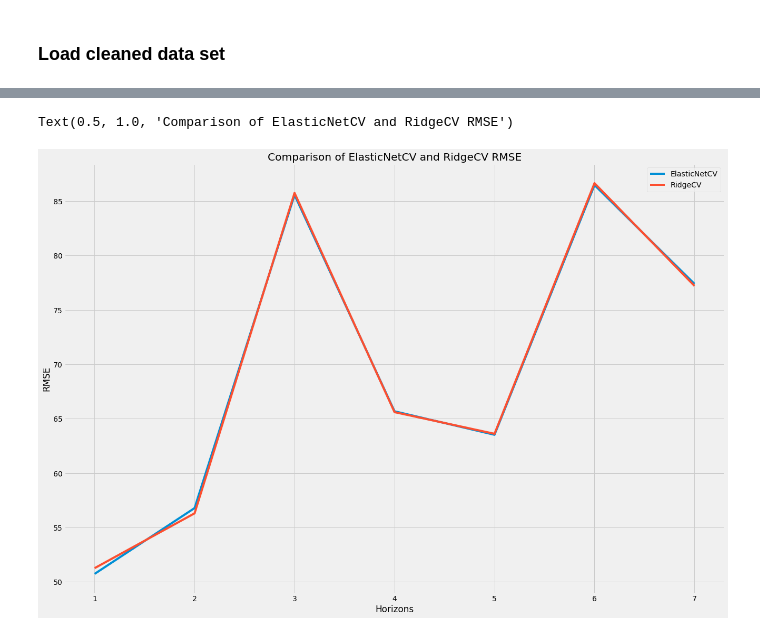
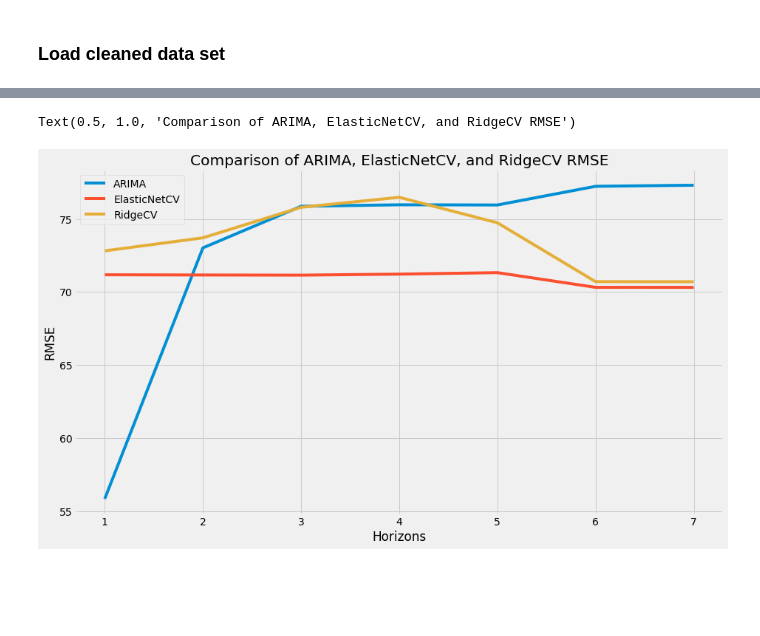
Before and after one commit to kevinlimk/BeijingPM2.5, a Jupyter notebook: 04_machinelearning.ipynb, the cells around one changed output, grey strips where cells are left out. Drawn from its saved outputs; the diff is of its cells as text; code cells hidden in the pictures; blank space fills up the shorter version.

Commit message:
increase from weekly to daily forecast

```diff
--- a/04_machinelearning.ipynb
+++ b/04_machinelearning.ipynb
@@ -108,7 +108,7 @@ def fit_ML(model, df, timestamps, target_col, date_target_col, date_origin_col,
 
     results = []
 
-    for timestamp in timestamps[:-1]:
+    for timestamp in timestamps[:-days]:
 
         X_train, X_test, y_train, y_test, dates = split_train_test(df=df, target_col=target_col, date_target_col=date_target_col, date_origin_col=date_origin_col, split_date=timestamp.strftime('%Y-%m-%d'), days=days)
 
@@ -156,5 +156,5 @@ def calculate_rmse_by_horizon(df, col_horizon, ytest, ypred):
 
     return df_rmse
 # %%
-RidgeCV_results = fit_ML(model=linear_model.RidgeCV(), df=df, timestamps=timestamps, target_col='target', date_target_col='date_target', date_origin_col='date_origin', start_date=FORECAST_START, days=7, drop_cols=['horizon', 'date_origin', 'date_target'])
+RidgeCV_results = fit_ML(model=linear_model.RidgeCV(), df=df, timestamps=timestamps, target_col='target', date_target_col='date_target', date_origin_col='date_origin', start_date=FORECAST_START, days=7, drop_cols=['horizon', 'date_origin', 'date_target', 'stl_lag_14', 'arima_lag_14', 'pred_stl', 'pred_arima'])
 # %% [output]
@@ -163,3 +163,3 @@ RidgeCV_results = fit_ML(model=linear_model.RidgeCV(), df=df, timestamps=timesta
 # %%
-ElasticNetCV_results = fit_ML(model=linear_model.ElasticNetCV(), df=df, timestamps=timestamps, target_col='target', date_target_col='date_target', date_origin_col='date_origin', start_date=FORECAST_START, days=7, drop_cols=['horizon', 'date_origin', 'date_target'])
+ElasticNetCV_results = fit_ML(model=linear_model.ElasticNetCV(), df=df, timestamps=timestamps, target_col='target', date_target_col='date_target', date_origin_col='date_origin', start_date=FORECAST_START, days=7, drop_cols=['horizon', 'date_origin', 'date_target', 'stl_lag_14', 'arima_lag_14', 'pred_stl', 'pred_arima'])
 # %% [output]
@@ -219,11 +206,14 @@ df_rmse
+# %%
+df_arima_rmse = calculate_rmse_by_horizon(df=df[~df.pred_arima.isnull()], col_horizon="horizon", ytest="target", ypred="pred_arima")
 # %%
-plt.figure()
-plt.plot(df_rmse.horizon, df_rmse.rmse_x)
-plt.plot(df_rmse.horizon, df_rmse.rmse_y)
-plt.legend(['ElasticNetCV', 'RidgeCV'])
+plt.figure(figsize=(14,8))
+plt.plot(df_arima_rmse.horizon, df_arima_rmse.rmse)
+plt.plot(df_ElasticNetCV_rmse.horizon, df_ElasticNetCV_rmse.rmse)
+plt.plot(df_RidgeCV_rmse.horizon, df_RidgeCV_rmse.rmse)
+plt.legend(['ARIMA', 'ElasticNetCV', 'RidgeCV'])
 plt.xlabel('Horizons')
 plt.ylabel('RMSE')
-plt.title('Comparison of ElasticNetCV and RidgeCV RMSE')
+plt.title('Comparison of ARIMA, ElasticNetCV, and RidgeCV RMSE')
 # %% [output]
-Text(0.5, 1.0, 'Comparison of ElasticNetCV and RidgeCV RMSE')
+Text(0.5, 1.0, 'Comparison of ARIMA, ElasticNetCV, and RidgeCV RMSE')
-[figure, old version]
+[figure, new version]
```
Also changed, not shown: parts of 9 cells of this notebook, 2 other files.
